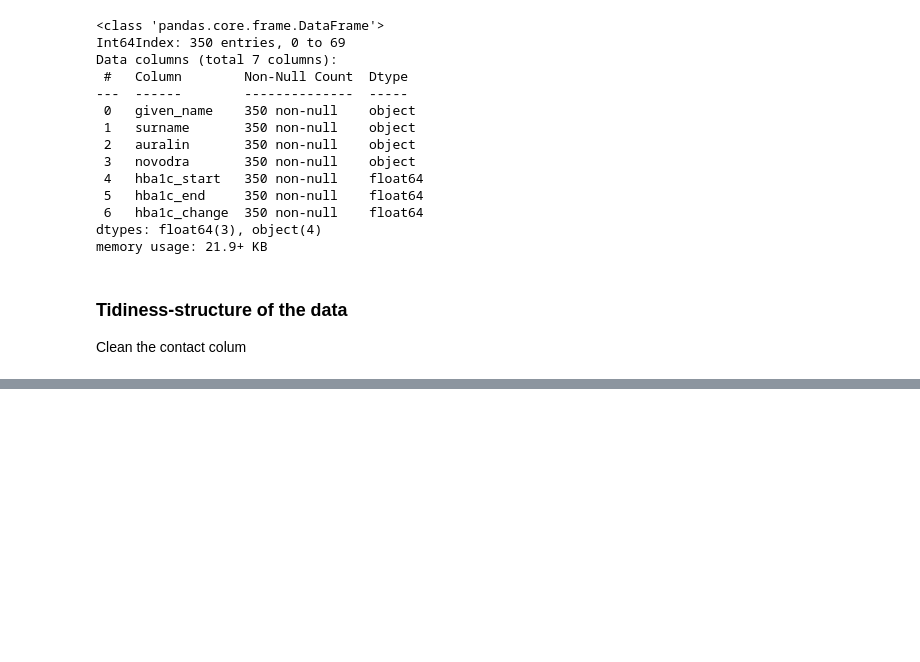
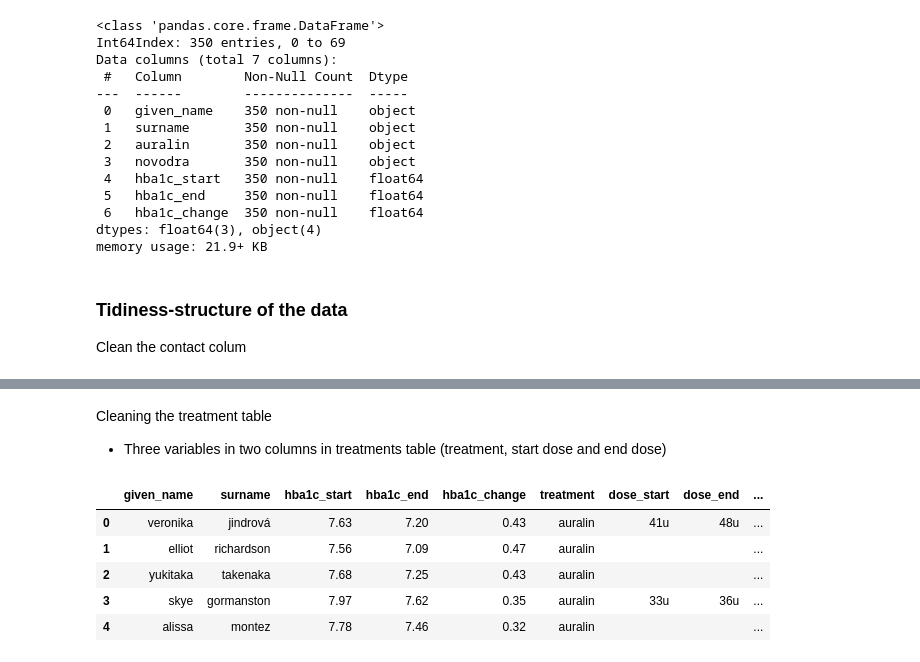
Before and after one commit to Jaeljane/100-days-of-code, a Jupyter notebook: Cleaning_the_diabetes_dataset.ipynb, the cells around one changed output, grey strips where cells are left out. Drawn from its saved outputs; the diff is of its cells as text; code cells hidden in the pictures; blank space fills up the shorter version.

Commit message:
merging Treatment and adverse Treatment tables

```diff
--- a/Cleaning_the_diabetes_dataset.ipynb
+++ b/Cleaning_the_diabetes_dataset.ipynb
@@ -350,3 +350,15 @@ patients_clean.head()
 | 2 | 3 | male | Jae | Debord | 1493 Poling Farm Road | York | Nebraska | 68467.0 | United States | ... |
 | 3 | 4 | male | Liêm | Phan | 2335 Webster Street | Woodbridge | NJ | 7095.0 | United States | ... |
 | 4 | 5 | male | Tim | Neudorf | 1428 Turkey Pen Lane | Dothan | AL | 36303.0 | United States | ... |
+# %% [markdown]
+Cleaning the treatment table
+- Three variables in two columns in treatments table (treatment, start dose and end dose)
+# %%
+treatments_clean.head()
+# %% [output]
+|  | given_name | surname | hba1c_start | hba1c_end | hba1c_change | treatment | dose_start | dose_end | ... |
+| 0 | veronika | jindrová | 7.63 | 7.20 | 0.43 | auralin | 41u | 48u | ... |
+| 1 | elliot | richardson | 7.56 | 7.09 | 0.47 | auralin |  |  | ... |
+| 2 | yukitaka | takenaka | 7.68 | 7.25 | 0.43 | auralin |  |  | ... |
+| 3 | skye | gormanston | 7.97 | 7.62 | 0.35 | auralin | 33u | 36u | ... |
+| 4 | alissa | montez | 7.78 | 7.46 | 0.32 | auralin |  |  | ... |
```
Also changed, not shown: parts of 5 cells of this notebook.
